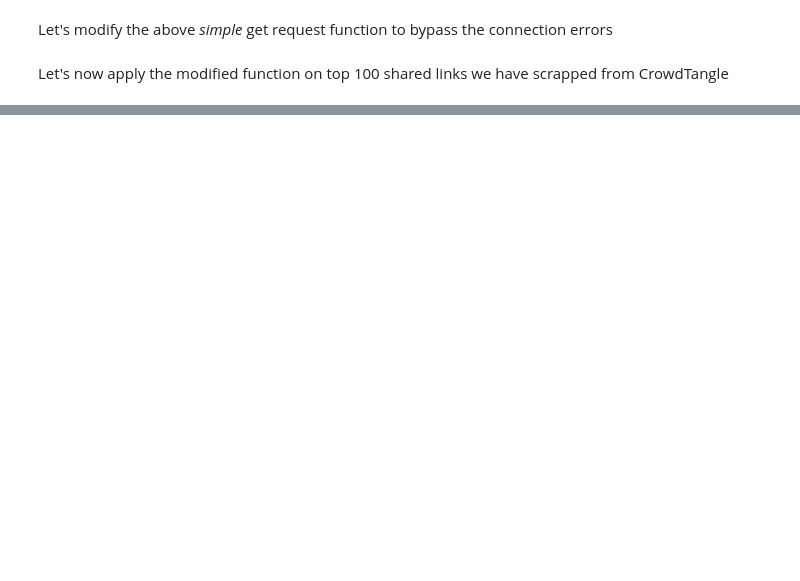
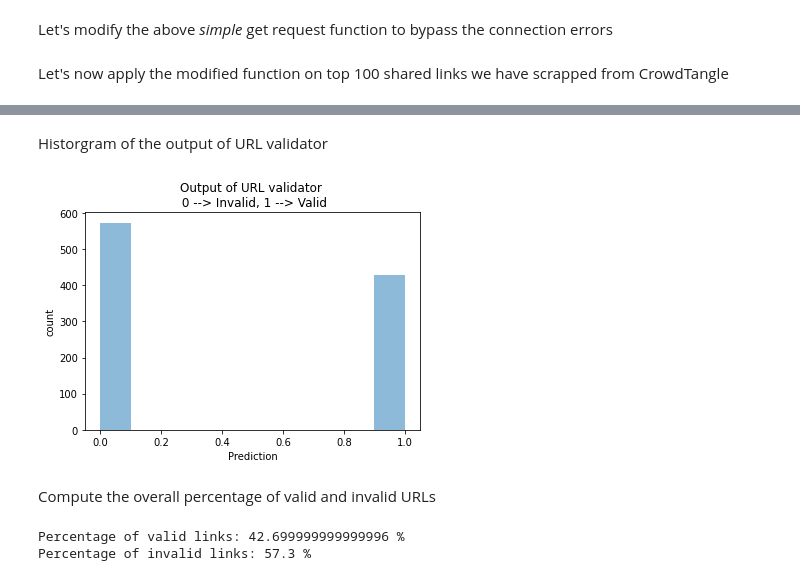
Before and after one commit to LondonStory/CrowdTangle-New-Actor-Searching-Algorithm, a Jupyter notebook: Automated_URL_validator.ipynb, the cells around one changed output, grey strips where cells are left out. Saved outputs shown, nothing was run; the diff lists cells and outputs as text; code cells hidden in the pictures; blank space fills up the shorter version.

```diff
--- a/Automated_URL_validator.ipynb
+++ b/Automated_URL_validator.ipynb
@@ -53,4 +54,4 @@ Index(['account.name', 'account.handle', 'platformId', 'Page Category',
 Let us identify the top links/URLs present in the dataset
 # %%
 # top links
-csv_data ['expandedLinks.original'].value_counts()
+all_URL = csv_data ['expandedLinks.original'].dropna().value_counts().index.tolist()
@@ -72,10 +60,9 @@ Select a sub-set of the top URLs
 # %%
 # top N links
-N=100 # choose any number for N
+N= 1000 # choose any number for N
 
-URL_list = csv_data ['expandedLinks.original'].dropna().value_counts() [:N].index.tolist()
+URL_list = [ x for x in all_URL if "www.facebook.com" not in x ][:N]
 
-import numpy as np
 for i in range (np.size(URL_list)):
   print (URL_list[i])
 # %% [output]
@@ -127,16 +114,25 @@ def url_exists_stream(URL: str):
             try:
                 response.raise_for_status()
                 print (URL, '---> VALID')
-                return True
+                return 1
             except requests.exceptions.HTTPError:
                 print (URL, '---> INVALID')
-                return False
+                return 0
     except requests.exceptions.ConnectionError:
         print (URL, '---> INVALID')
-        return False
+        return 0
 # %% [markdown]
 Let's now apply the modified function on top 100 shared links we have scrapped from CrowdTangle
 # %%
+all_pred = []
+valid_links = []
+invalid_links = []
+
 for i in range (np.size(URL_list)):
-  url_exists_stream (URL_list[i])
+  pred = url_exists_stream (URL_list[i])
+  if pred == 1:
+    valid_links.append (URL_list[i])
+  else:
+    invalid_links.append (URL_list[i])
+  all_pred.append(pred)
 # %% [output]
@@ -159,0 +190,19 @@ https://khabarbharattak.com/supreme-court-kapil-sibal/ ---> VALID
+# %% [markdown]
+Historgram of the output of URL validator
+# %%
+from matplotlib import pyplot as plt
+plt.hist(all_pred, bins=10, alpha=0.5)
+plt.title('Output of URL validator \n 0 --> Invalid, 1 --> Valid')
+plt.xlabel('Prediction')
+plt.ylabel('count')
+plt.show()
+# %% [output]
+[figure, added]
+# %% [markdown]
+Compute the overall percentage of valid and invalid URLs
+# %%
+print ("Percentage of valid links:", np.size(valid_links)/np.size(URL_list)*100,"%")
+print ("Percentage of invalid links:", np.size(invalid_links)/np.size(URL_list)*100,"%")
+# %% [output]
+Percentage of valid links: 42.699999999999996 %
+Percentage of invalid links: 57.3 %
```
Also changed, not shown: parts of 14 cells of this notebook.
